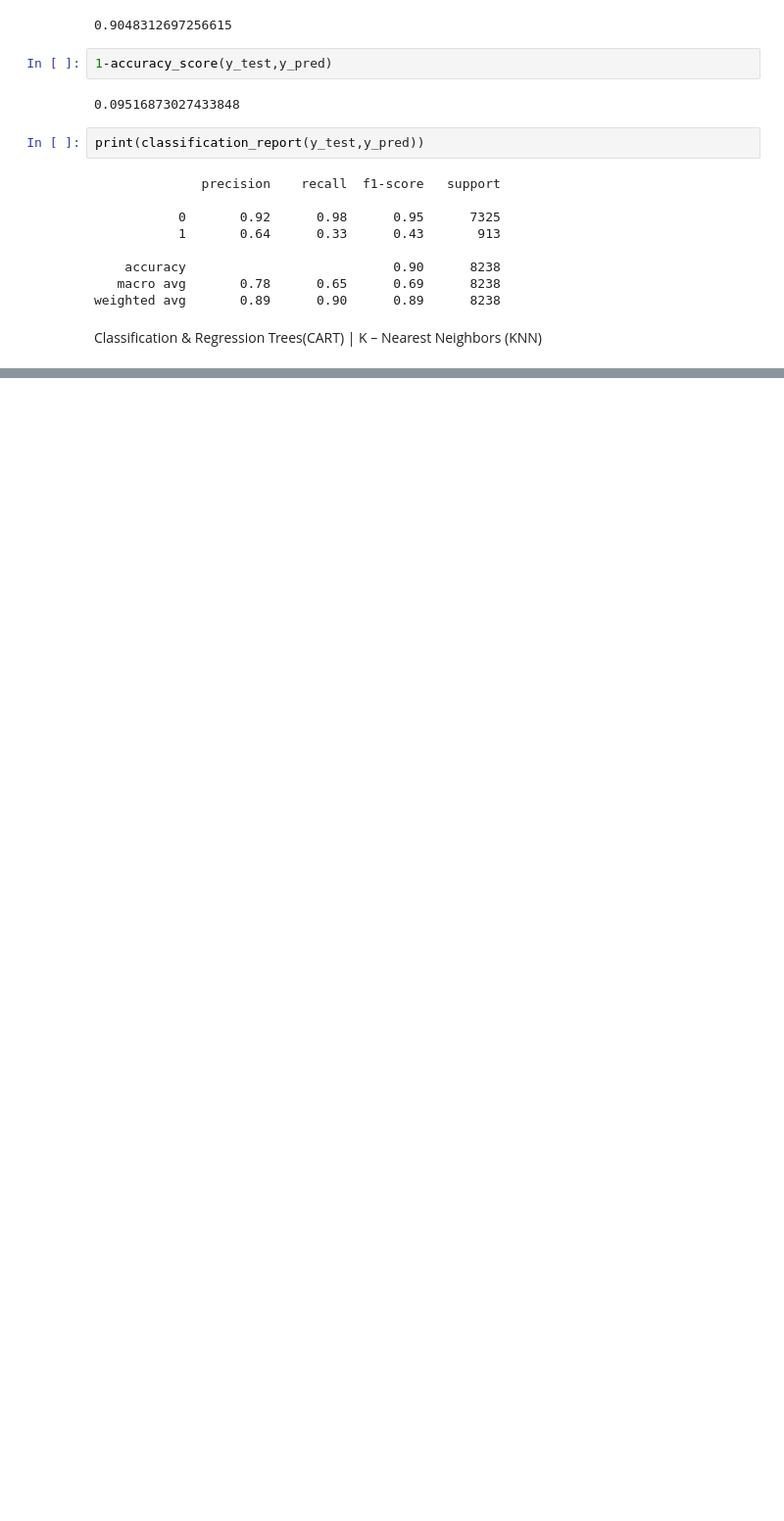
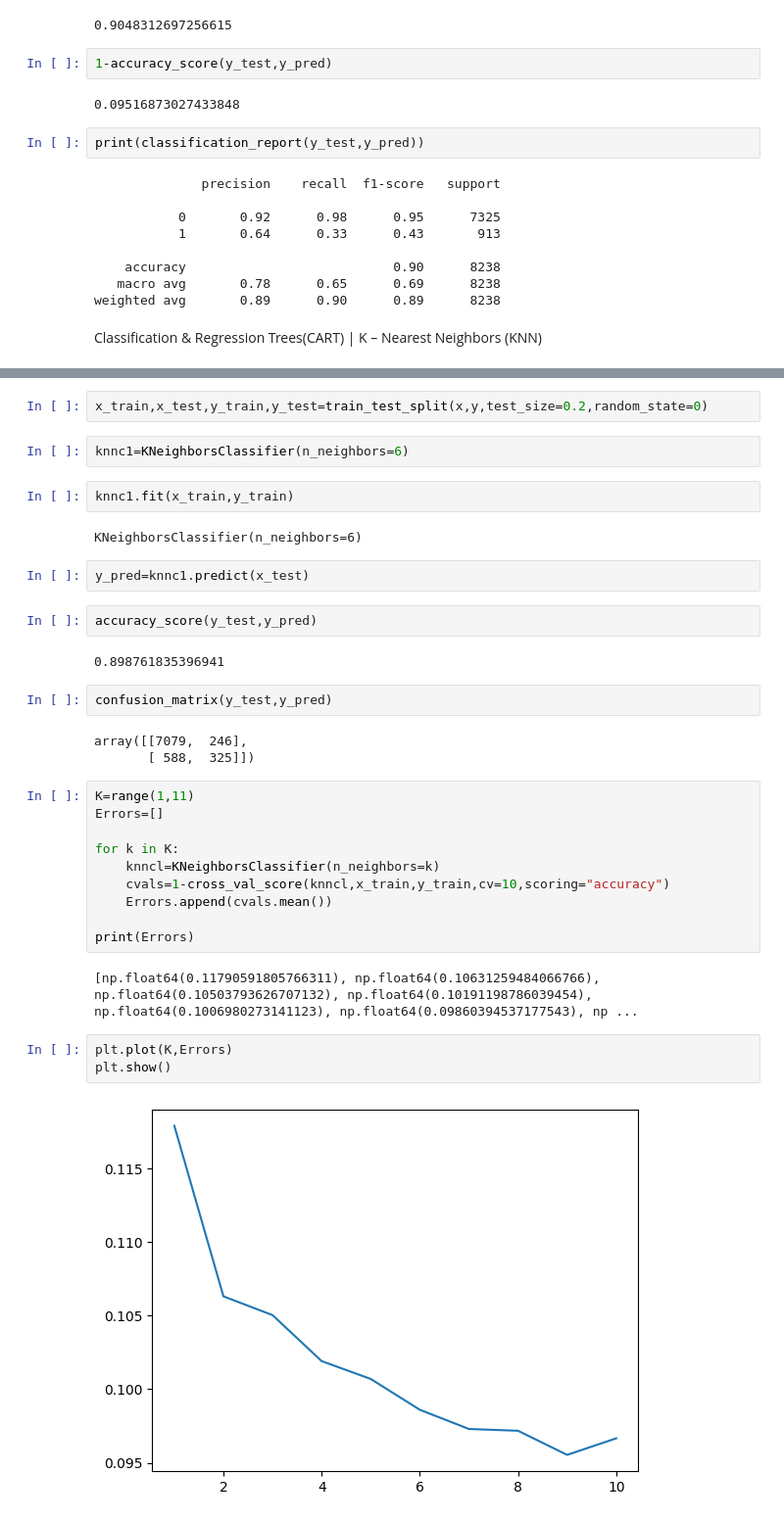
Before and after one commit to namal1230/Machine-Learning, a Jupyter notebook: notebook.ipynb, the cells around one changed output, grey strips where cells are left out. Shown at 98% size. Saved outputs shown, nothing was run; the diff lists cells and outputs as text; blank space fills up the shorter version.

Commit message:
Supervised Learning-Classification & Regression Trees(CART) | K – Nearest Neighbors (KNN)

```diff
--- a/notebook.ipynb
+++ b/notebook.ipynb
@@ -358,0 +375,36 @@ Classification & Regression Trees(CART) | K – Nearest Neighbors (KNN)
+# %%
+x_train,x_test,y_train,y_test=train_test_split(x,y,test_size=0.2,random_state=0)
+# %%
+knnc1=KNeighborsClassifier(n_neighbors=6)
+# %%
+knnc1.fit(x_train,y_train)
+# %% [output]
+KNeighborsClassifier(n_neighbors=6)
+# %%
+y_pred=knnc1.predict(x_test)
+# %%
+accuracy_score(y_test,y_pred)
+# %% [output]
+0.898761835396941
+# %%
+confusion_matrix(y_test,y_pred)
+# %% [output]
+array([[7079,  246],
+       [ 588,  325]])
+# %%
+K=range(1,11)
+Errors=[]
+
+for k in K:
+    knncl=KNeighborsClassifier(n_neighbors=k)
+    cvals=1-cross_val_score(knncl,x_train,y_train,cv=10,scoring="accuracy")
+    Errors.append(cvals.mean())
+
+print(Errors)
+# %% [output]
+[np.float64(0.11790591805766311), np.float64(0.10631259484066766), np.float64(0.10503793626707132), np.float64(0.10191198786039454), np.float64(0.1006980273141123), np.float64(0.09860394537177543), np ...
+# %%
+plt.plot(K,Errors)
+plt.show()
+# %% [output]
+[figure, added]
```
Also changed, not shown: parts of 13 cells of this notebook.
